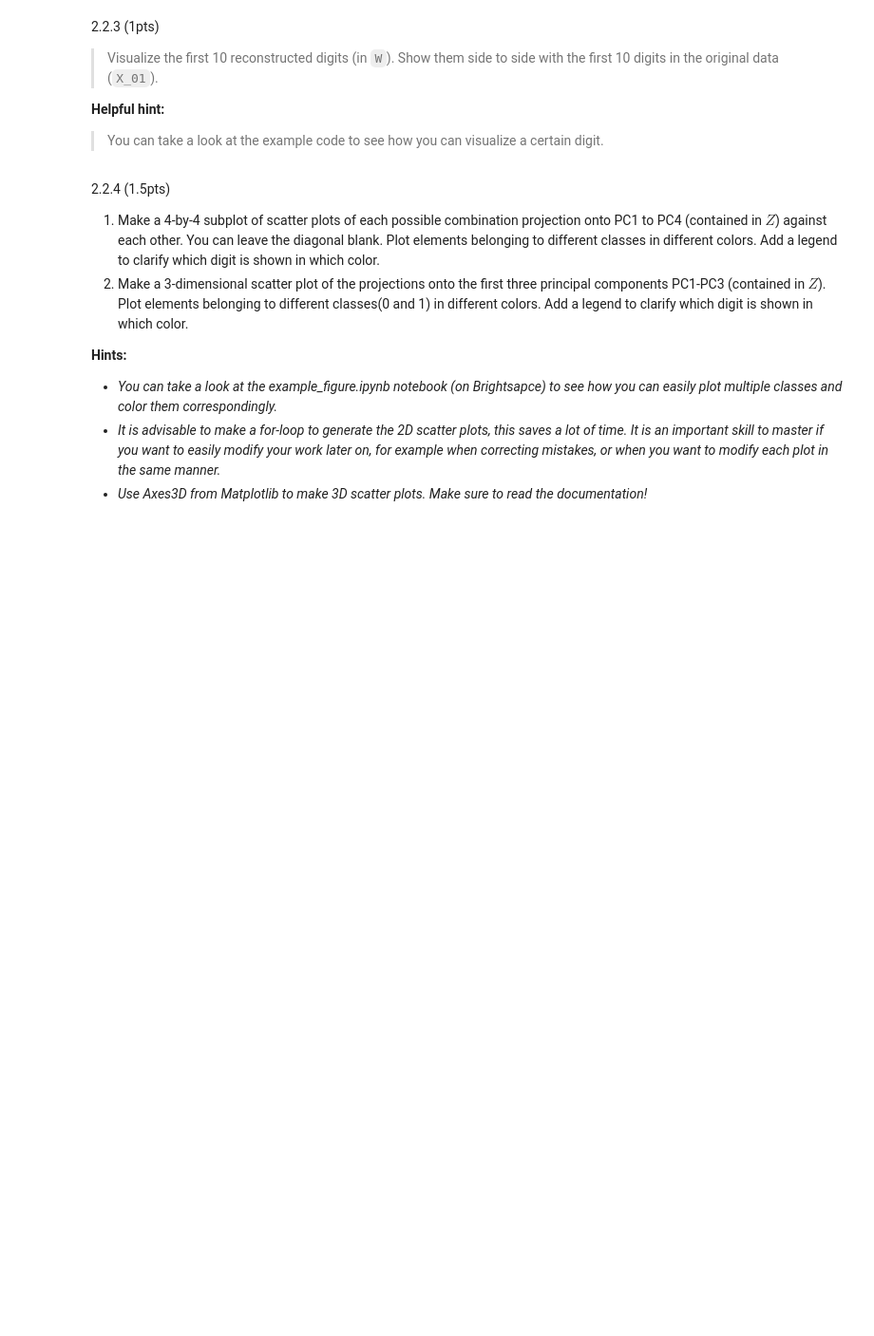
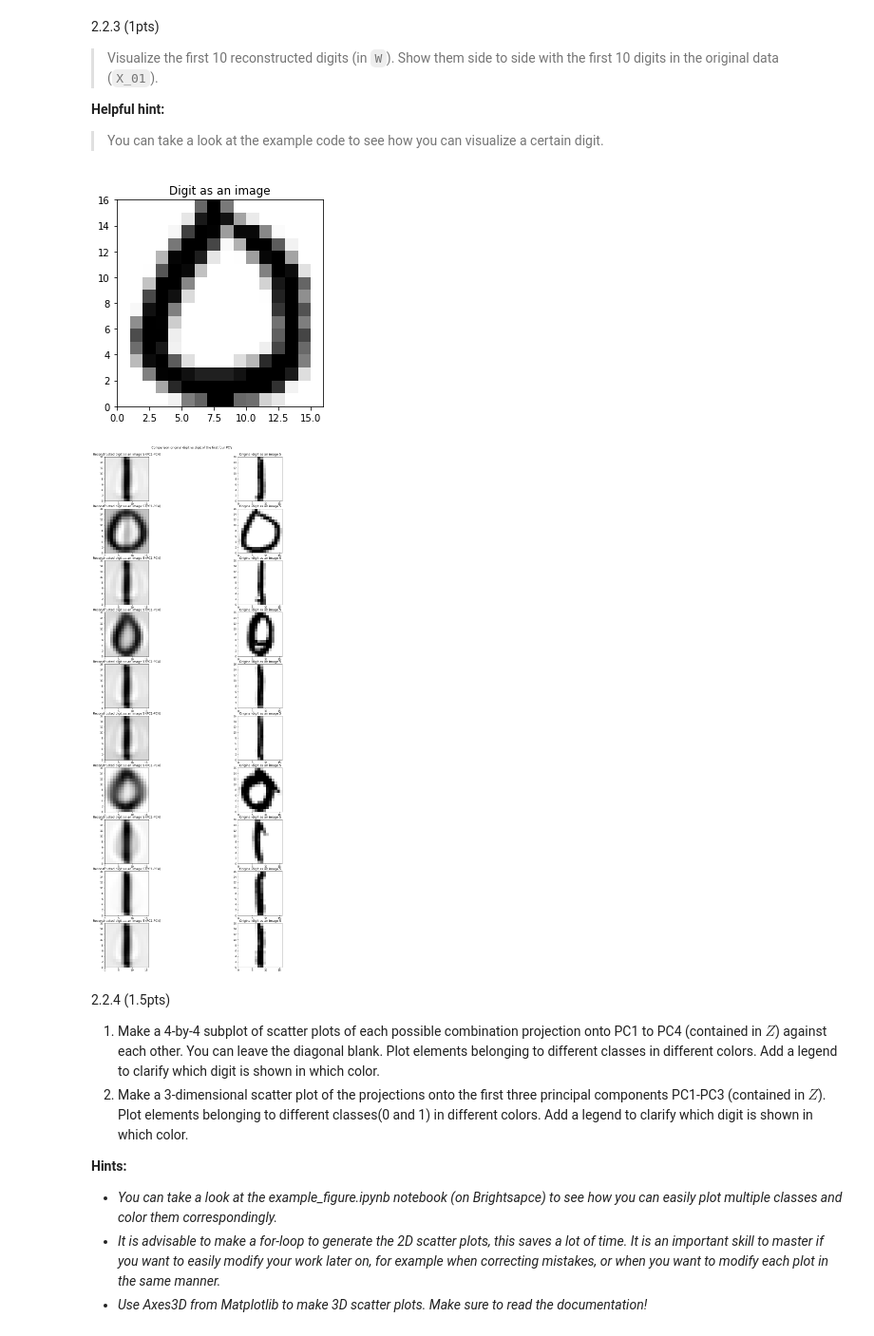
Before and after one commit to Senna-Renting/Data-Mining-Assignments, a Jupyter notebook: assignment_2/assignment_2/SennaRenting1_s1067489.ipynb, the cells around one changed output. Shown at 95% size. Saved outputs shown, nothing was run; the diff lists cells and outputs as text; code cells hidden in the pictures; blank space fills up the shorter version.

```diff
--- a/assignment_2/assignment_2/SennaRenting1_s1067489.ipynb
+++ b/assignment_2/assignment_2/SennaRenting1_s1067489.ipynb
@@ -284,0 +277,16 @@ raise NotImplementedError()
+# %%
+#Answer to question 2.2.1
+
+X_01 = None
+y_01 = None
+
+# YOUR CODE HERE
+# loading the data
+digit_data = loadmat("./data/zipdata.mat")["traindata"]
+# filtering the digits to analyze
+digit_filter = digit_data[:,0]<2
+digit_data_filtered = digit_data[digit_filter]
+# store data in the right variables
+X_01 = digit_data_filtered[:,1:]
+y_01 = digit_data_filtered[:,0]
+print(X_01)
@@ -303,7 +319,12 @@ PCA can be used for various things, one of which is compression. To show that we
 Z = None
 W = None
 # YOUR CODE HERE
-raise NotImplementedError()
+import numpy as np
+mu = np.mean(X_01)
+Y = X_01 - mu
+V = np.linalg.svd(Y)[2].T
+Z = np.dot(Y,V[:,:4])
+W = np.dot(Z,V[:,:4].T) + mu
 # %%
 """Checks whether 2.2.2 output is correct"""
 """DO NOT MODIFY THIS CELL"""
@@ -316,35 +337,52 @@ raise NotImplementedError()
 # %%
 import matplotlib.pyplot as plt
 import matplotlib.cm as cm
 from scipy.io import loadmat
 from numpy import reshape
 
 # Index of the digit to display
-i = 0
+i = 5
 
 # Load Matlab data file to python dict structure
-mat_data = loadmat('../data/zipdata.mat')
+mat_data = loadmat('./data/zipdata.mat')
 
 # Extract variables of interest
 testdata = mat_data['testdata']
 X_test = testdata[:,1:]
 y_test = testdata[:,0]
 
 # Visualize the i'th digit as an image
 plt.subplot(1,1,1);
 I = reshape(X_test[i,:],(16,16))
 plt.imshow(I, extent=(0,16,0,16), cmap=cm.gray_r);
 plt.title('Digit as an image');
 plt.show()
 
 #------------------------------------------------
 
 
 #Answer to question 2.2.3
 #You can remove the example code for visualization if you want.
 
 # YOUR CODE HERE
-raise NotImplementedError()
+f, axs = plt.subplots(10,2, figsize=(15,30))
+f.suptitle("Comparison original digit vs digit of the first four PC's")
+f.tight_layout()
+# adjust main title location
+f.subplots_adjust(top=0.96)
+for row in range(10):
+    for col in range(2):
+        if col == 0:
+            I = reshape(W[row,:], (16,16))
+            axs[row][col].imshow(I, extent=(0,16,0,16), cmap=cm.gray_r)
+            axs[row][col].set_title(f"Reconstructed digit as an image {i} (PC1-PC4)")
+        if col == 1:
+            I = reshape(X_01[row,:], (16,16))
+            axs[row][col].imshow(I, extent=(0,16,0,16), cmap=cm.gray_r)
+            axs[row][col].set_title(f"Original digit as an image {i}")
+# %% [output]
+[figure, added]
+[figure, added]
 # %% [markdown]
 2.2.4 (1.5pts)
 1. Make a 4-by-4 subplot of scatter plots of each possible combination projection onto PC1 to PC4 (contained in $Z$) against each other. You can leave the diagonal blank.  Plot elements belonging to different classes in different colors. Add a legend to clarify which digit is shown in which color.
```
Also changed, not shown: parts of 5 cells of this notebook.
